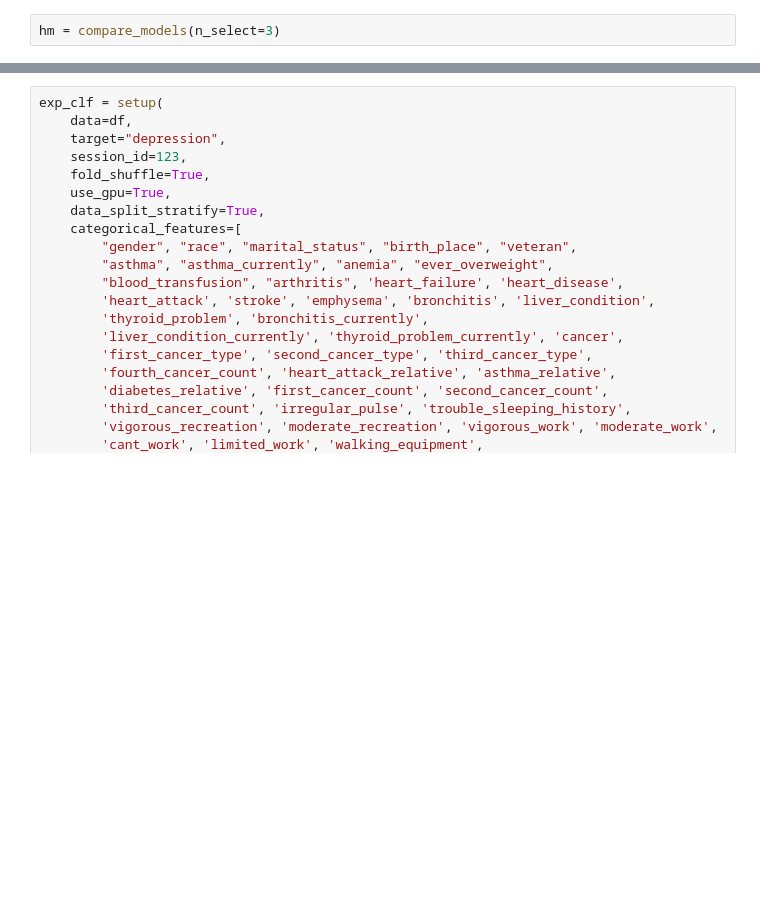
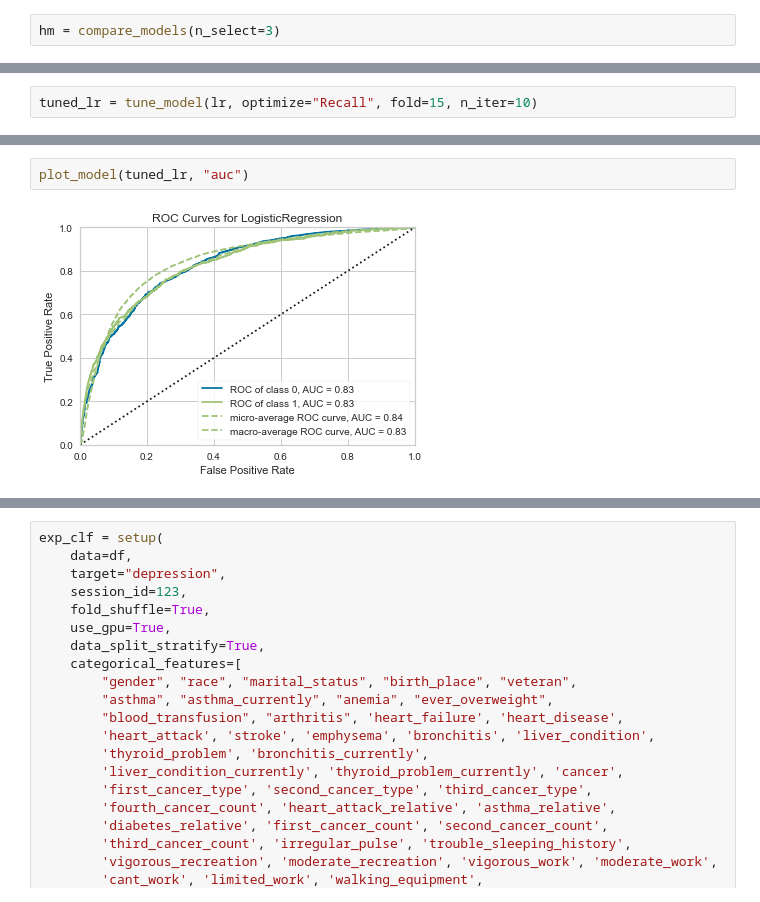
Before and after one commit to MrMiki890/PredictingDepression, a Jupyter notebook: notebooks/modeling.ipynb, the cells around one changed output, grey strips where cells are left out. Saved outputs shown, nothing was run; the diff lists cells and outputs as text; blank space fills up the shorter version.

```diff
--- a/notebooks/modeling.ipynb
+++ b/notebooks/modeling.ipynb
@@ -141,0 +236,2 @@ hmar = compare_models(n_select=3)
+# %%
+tuned_lr = tune_model(lr, optimize="Recall", fold=15, n_iter=10)
@@ -141,0 +258,4 @@ hmar = compare_models(n_select=3)
+# %%
+plot_model(tuned_lr, "auc")
+# %% [output]
+[figure, added]
```
Also changed, not shown: parts of 14 cells of this notebook, 10 other files.
